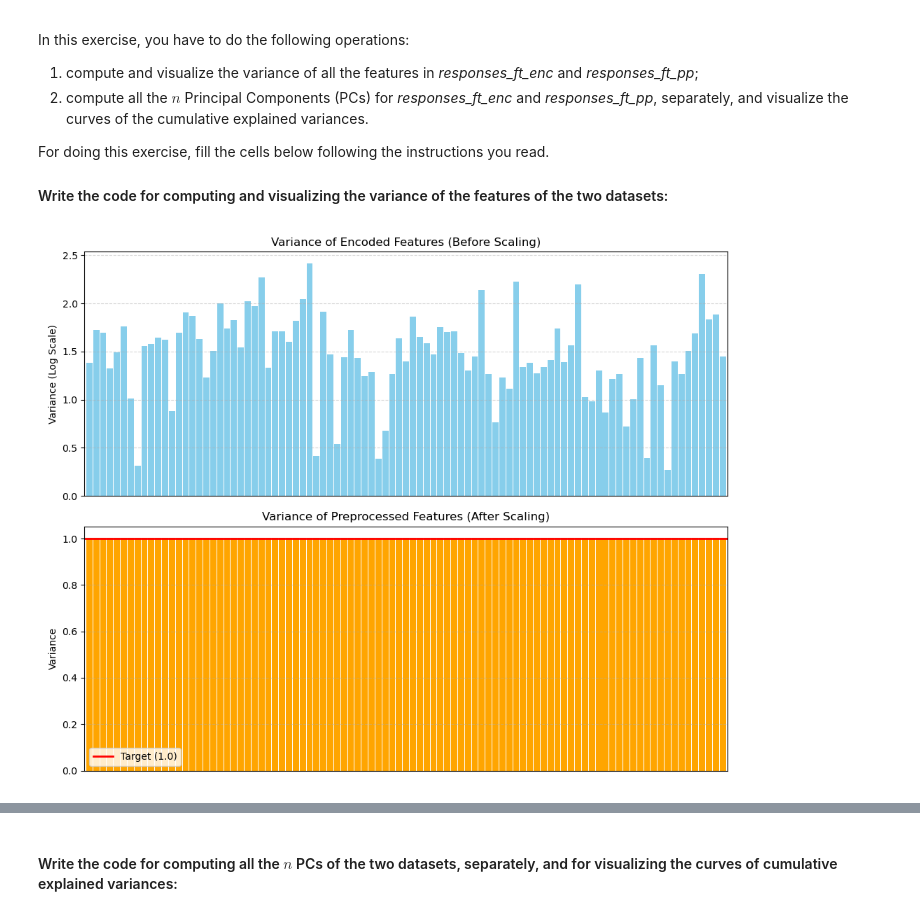
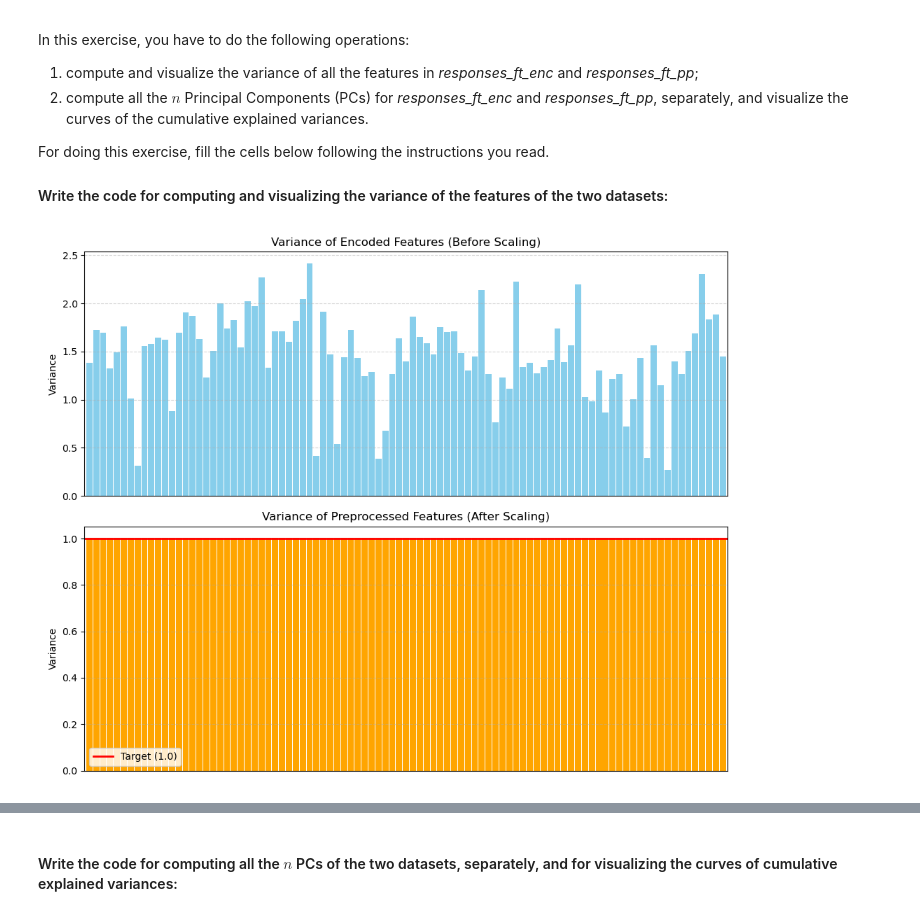
Before and after one commit to giorgiozoccatelli/ComputationalLinearAlgebra, a Jupyter notebook: PCA/HWpca2526_Rossi_Zoccatelli.ipynb, the cells around one changed output, grey strips where cells are left out. Cells and saved outputs as stored; diff of their text form; code cells hidden in the pictures.

```diff
--- a/PCA/HWpca2526_Rossi_Zoccatelli.ipynb
+++ b/PCA/HWpca2526_Rossi_Zoccatelli.ipynb
@@ -369,29 +379,29 @@ For doing this exercise, fill the cells below following the instructions you rea
 # %%
 var_enc = responses_ft_enc.var()
 var_pp = responses_ft_pp.var()
 
 
 fig, (ax1, ax2) = plt.subplots(2, 1, figsize=(10, 8))
 
 var_enc.plot(kind='bar', ax=ax1, color='skyblue', width=0.9)
 
 ax1.set_title(f'Variance of Encoded Features (Before Scaling)', fontsize=12)
-ax1.set_ylabel('Variance (Log Scale)')
+ax1.set_ylabel('Variance')
 ax1.grid(axis='y', linestyle='--', alpha=0.5)
 ax1.set_xticks([])
 
 var_pp.plot(kind='bar', ax=ax2, color='orange', width=0.9)
 ax2.set_title('Variance of Preprocessed Features (After Scaling)', fontsize=12)
 ax2.set_ylabel('Variance')
 ax2.grid(axis='y', linestyle='--', alpha=0.5)
 ax2.set_xticks([])
 
 ax2.axhline(y=1.0, color='red', linewidth=2, label='Target (1.0)')
 ax2.legend()
 
 plt.tight_layout()
 plt.show()
 # %% [output]
-[figure, old version]
+[figure, new version]
 # %% [markdown]
 #### Comment the results obtained for the variances (max 150 words):
```
Also changed, not shown: parts of 7 cells of this notebook.
